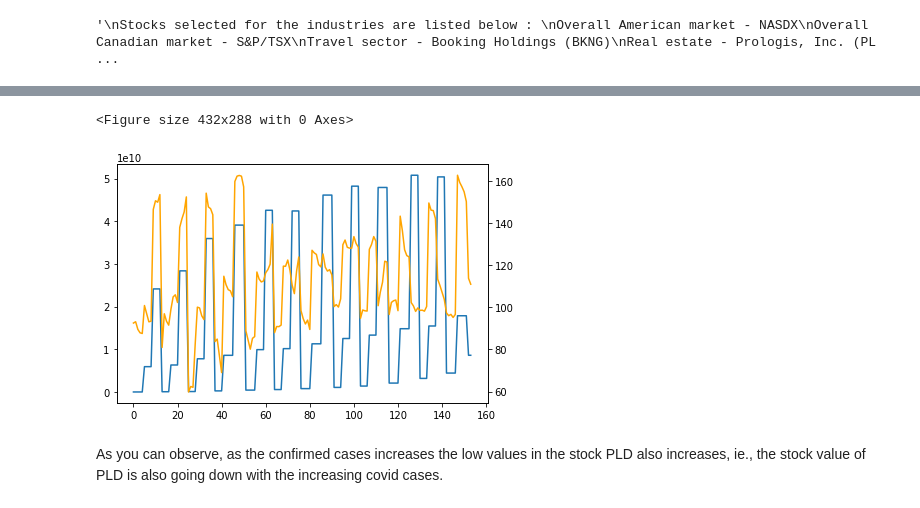
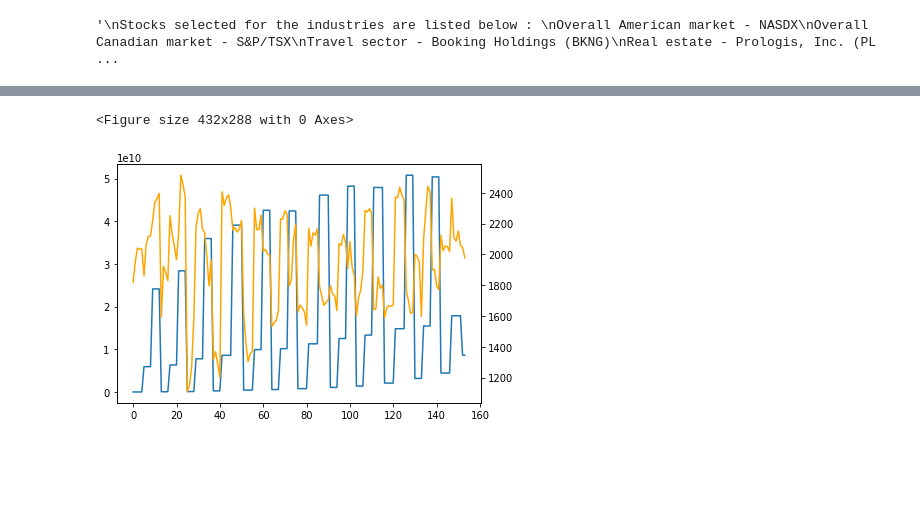
Before and after one commit to AIDA-Saskatchewan-polytechnic/Stock_market_review, a Jupyter notebook: Final_project_python.ipynb, the cells around one changed output, grey strips where cells are left out. Drawn from its saved outputs; the diff is of its cells as text; code cells hidden in the pictures; blank space fills up the shorter version.

```diff
--- a/Final_project_python.ipynb
+++ b/Final_project_python.ipynb
@@ -118,12 +115,12 @@ precious_metal_stock_df = pd.DataFrame(precious_metal_stock[0]).reset_index()
 for stock in [overall_american_stock_df,overall_canadian_stock_df,travel_stock_df,real_estate_stock_df,precious_metal_stock_df]:
     stock.rename(columns = {'date':'Date','2. high':'High','3. low':'Low'}, inplace = True)
 
-overall_american_stock_df=overall_american_stock_df[['Date','High','Low']]
-overall_american_stock_df['Date'] = pd.to_datetime(overall_american_stock_df['Date'], errors ='coerce')
-overall_american_stock_df['Month'] = overall_american_stock_df['Date'].dt.month
-overall_american_stock_df['Year']= overall_american_stock_df['Date'].dt.year
+overall_canadian_stock_df=overall_canadian_stock_df[['Date','High','Low']]
+overall_canadian_stock_df['Date'] = pd.to_datetime(overall_canadian_stock_df['Date'], errors ='coerce')
+overall_canadian_stock_df['Month'] = overall_canadian_stock_df['Date'].dt.month
+overall_canadian_stock_df['Year']= overall_canadian_stock_df['Date'].dt.year
 
-real_estate_stock_df=real_estate_stock_df[['Date','High','Low']]
-real_estate_stock_df['Date'] = pd.to_datetime(real_estate_stock_df['Date'], errors ='coerce')
-real_estate_stock_df['Month'] = real_estate_stock_df['Date'].dt.month
-real_estate_stock_df['Year']= real_estate_stock_df['Date'].dt.year
+travel_stock_df=travel_stock_df[['Date','High','Low']]
+travel_stock_df['Date'] = pd.to_datetime(travel_stock_df['Date'], errors ='coerce')
+travel_stock_df['Month'] = travel_stock_df['Date'].dt.month
+travel_stock_df['Year']= travel_stock_df['Date'].dt.year
@@ -208,0 +164,6 @@ df_final_real_estate
+# %%
+# Booking Holdings (BKNG)
+
+df_final_travel = pd.merge(total_count_df,travel_stock_df,on=['Month','Year'])
+
+df_final_travel
@@ -209,23 +184,12 @@ df_final_real_estate
 # %%
-# 7)Create an appropriate graph detailing your info - explain why you chose the graphs you did, use matplotlib
-import datetime
-import numpy as np
-import matplotlib.pyplot as plt
-import matplotlib.dates as mdates
-
-
-
 fig_zoom_sfm = plt.gcf()
 
-
 fig_zoom_sfm, ax1 = plt.subplots()
-ax1.plot(df_final_real_estate['Confirmed cases'])
+ax1.plot(df_final_travel['Confirmed cases'])
 ax2 = ax1.twinx()
-ax2.plot(df_final_real_estate['Low'],color="orange")
+ax2.plot(df_final_travel['Low'],color="orange")
 fig_zoom_sfm.tight_layout()
 plt.show()
 # %% [output]
 <Figure size 432x288 with 0 Axes>
-[figure, old version]
+[figure, new version]
-# %% [markdown]
-As you can observe, as the confirmed cases increases the low values in the stock PLD also increases, ie., the stock value of PLD is also going down with the increasing covid cases.
```
Also changed, not shown: parts of 13 cells of this notebook.
